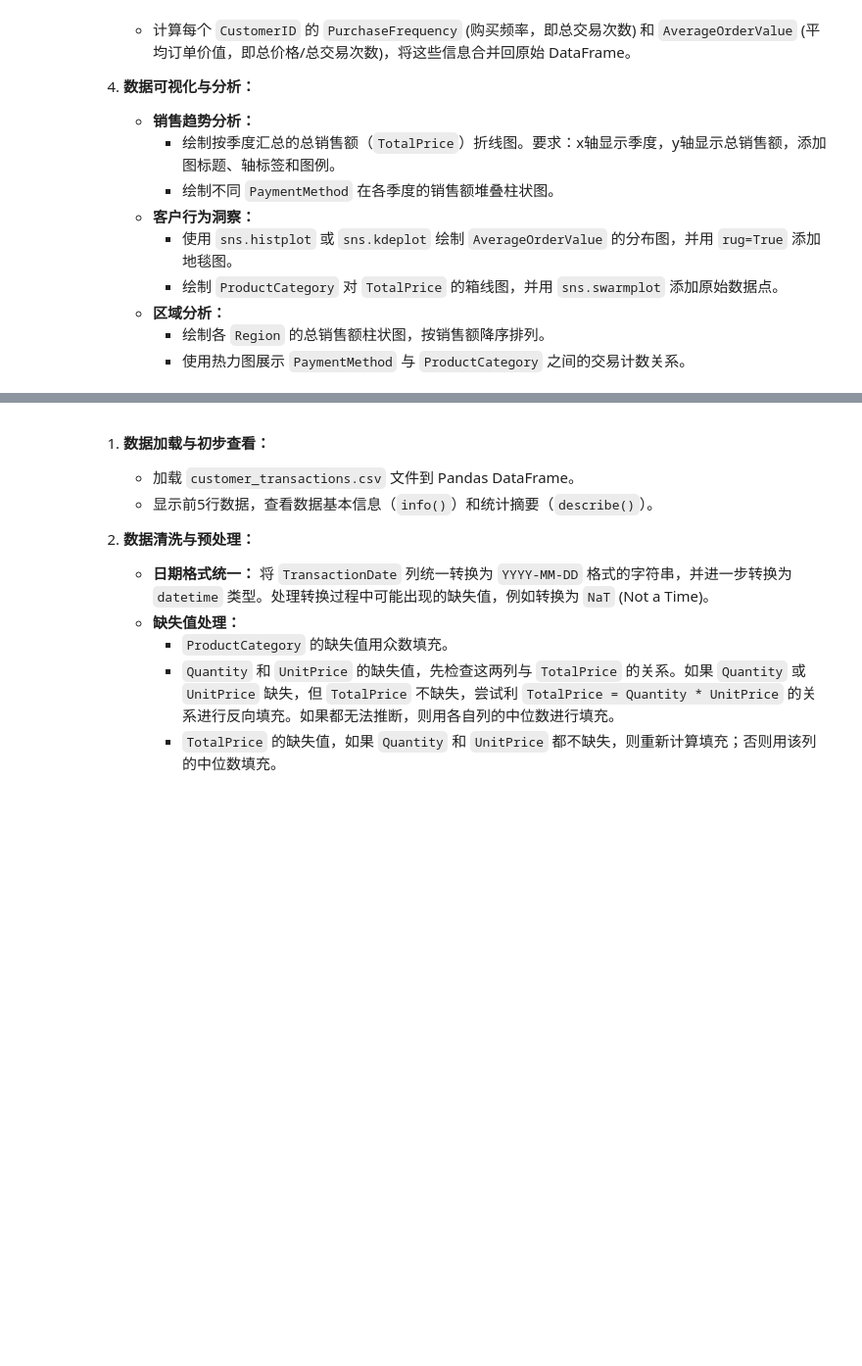
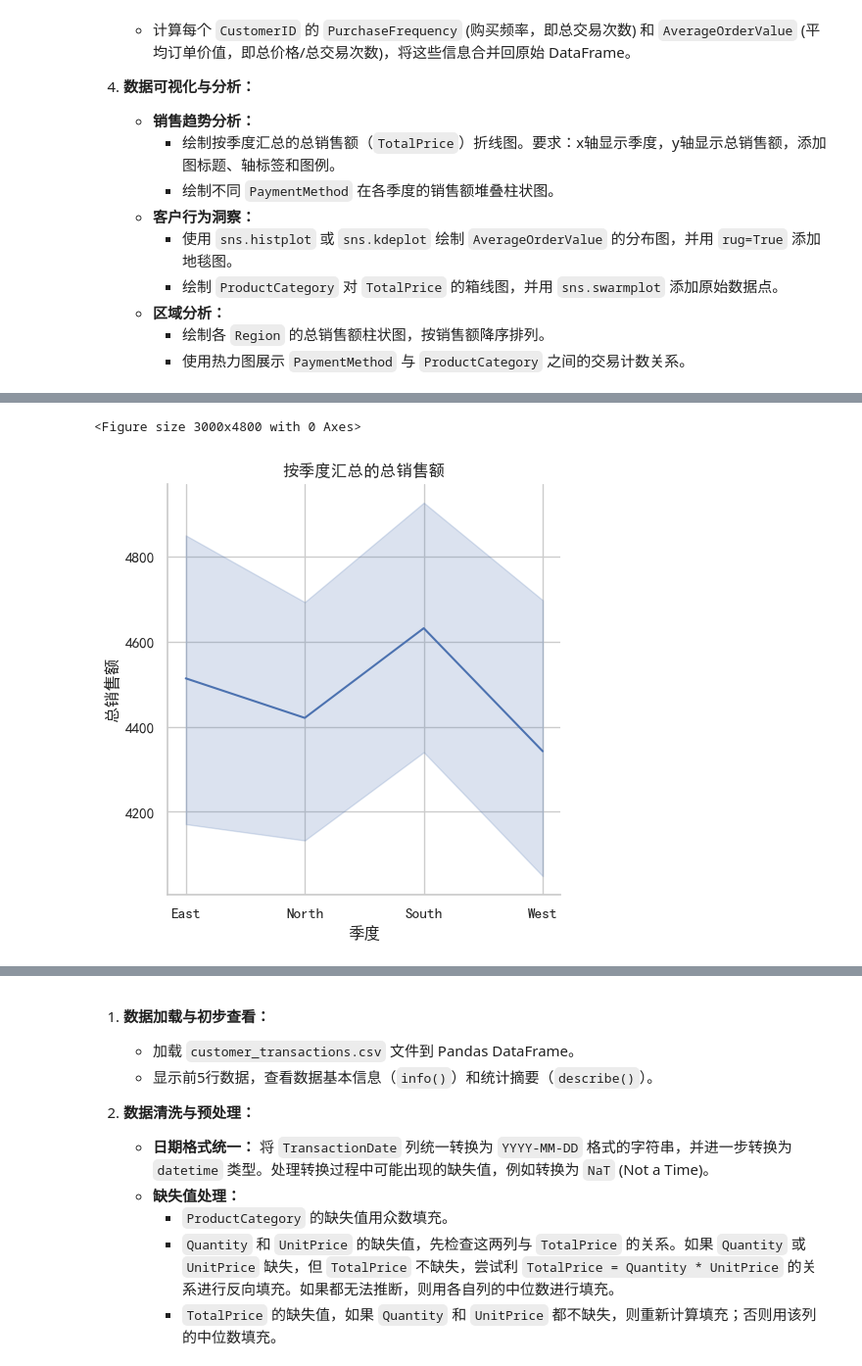
Before and after one commit to yt-x/ds_learn, a Jupyter notebook: practice/practice1.ipynb, the cells around one changed output, grey strips where cells are left out. Shown at 98% size. Drawn from its saved outputs; the diff is of its cells as text; code cells hidden in the pictures; blank space fills up the shorter version.

```diff
--- a/practice/practice1.ipynb
+++ b/practice/practice1.ipynb
@@ -552,0 +574,4 @@ print("模拟数据 'customer_transactions.csv' 已生成。")
+# %%
+# 将 `TransactionDate` 列统一转换为 `YYYY-MM-DD` 格式的字符串，并进一步转换为 `datetime` 类型。处理转换过程中可能出现的缺失值，例如转换为 `NaT` (Not a Time)。
+df['TransactionDate'] = pd.to_datetime(df['TransactionDate'], format='mixed')
+df['TransactionDate'].info()
@@ -552,0 +610,11 @@ print("模拟数据 'customer_transactions.csv' 已生成。")
+# %%
+# 统一 `Region` 列的表示方式，例如 'North' 和 'Northern' 都统一为 'North'，'South' 和 'Southern' 都统一为 'South'
+df['Region'] = df['Region'].str.replace('Northern', 'North')
+df['Region'] = df['Region'].str.replace('Southern', 'South')
+
+# 删除原始 `TotalPrice` 为负数或零的行。
+df = df[df['TotalPrice'] > 0]
+# 确保 `TotalPrice` 的值是 `Quantity * UnitPrice` 的准确乘积。如果计算结果不符，则以 `Quantity * UnitPrice` 的结果为准进行修正
+df['TotalPrice'] = df['Quantity'] * df['UnitPrice']
+
+df.info()
@@ -552,0 +638,12 @@ print("模拟数据 'customer_transactions.csv' 已生成。")
+# %%
+# 从 `TransactionDate` 中提取 `Year`, `Month`, `DayOfWeek` (星期几的名称，如 'Monday')，并创建为新列
+df['Year'], df['Month'], df['DayOfWeek'] = df['TransactionDate'].dt.year, df['TransactionDate'].dt.month, df['TransactionDate'].dt.day_name()
+print(df[['Year', 'Month', 'DayOfWeek']].info())
+
+#  计算每个 `CustomerID` 的 `PurchaseFrequency` (购买频率，即总交易次数) 和 `AverageOrderValue` (平均订单价值，即总价格/总交易次数)，将这些信息合并回原始 DataFrame。
+tmp_df = df.groupby('CustomerID')[['TransactionID', 'TotalPrice']].agg({'TransactionID':'count', 'TotalPrice':'sum'})
+print(tmp_df.head())
+tmp_df.columns = ['PurchaseFrequency', 'TotalPrice']
+tmp_df['AverageOrderValue'] = tmp_df['TotalPrice'] / tmp_df['PurchaseFrequency']
+df = df.merge(right=tmp_df, how='left', left_on="CustomerID", right_index=True)
+df.info()
@@ -552,0 +678,19 @@ print("模拟数据 'customer_transactions.csv' 已生成。")
+# %%
+from matplotlib import pyplot as plt
+import seaborn as sns
+
+sns.set_theme(style="whitegrid")
+
+plt.rcParams['font.sans-serif'] = 'SimHei'
+plt.rcParams['axes.unicode_minus'] = False
+# %%
+fig = plt.figure(figsize=(10, 16), dpi=300)
+# 绘制按季度汇总的总销售额（`TotalPrice`）折线图。要求：x轴显示季度，y轴显示总销售额，添加图标题、轴标签和图例
+sns.relplot(data=df, x='Region', y='TotalPrice_y', kind='line')
+plt.title("按季度汇总的总销售额")
+plt.xlabel('季度')
+plt.ylabel('总销售额')
+plt.show()
+# %% [output]
+<Figure size 3000x4800 with 0 Axes>
+[figure, added]
```
Also changed, not shown: parts of 7 cells of this notebook, 3 other files.
